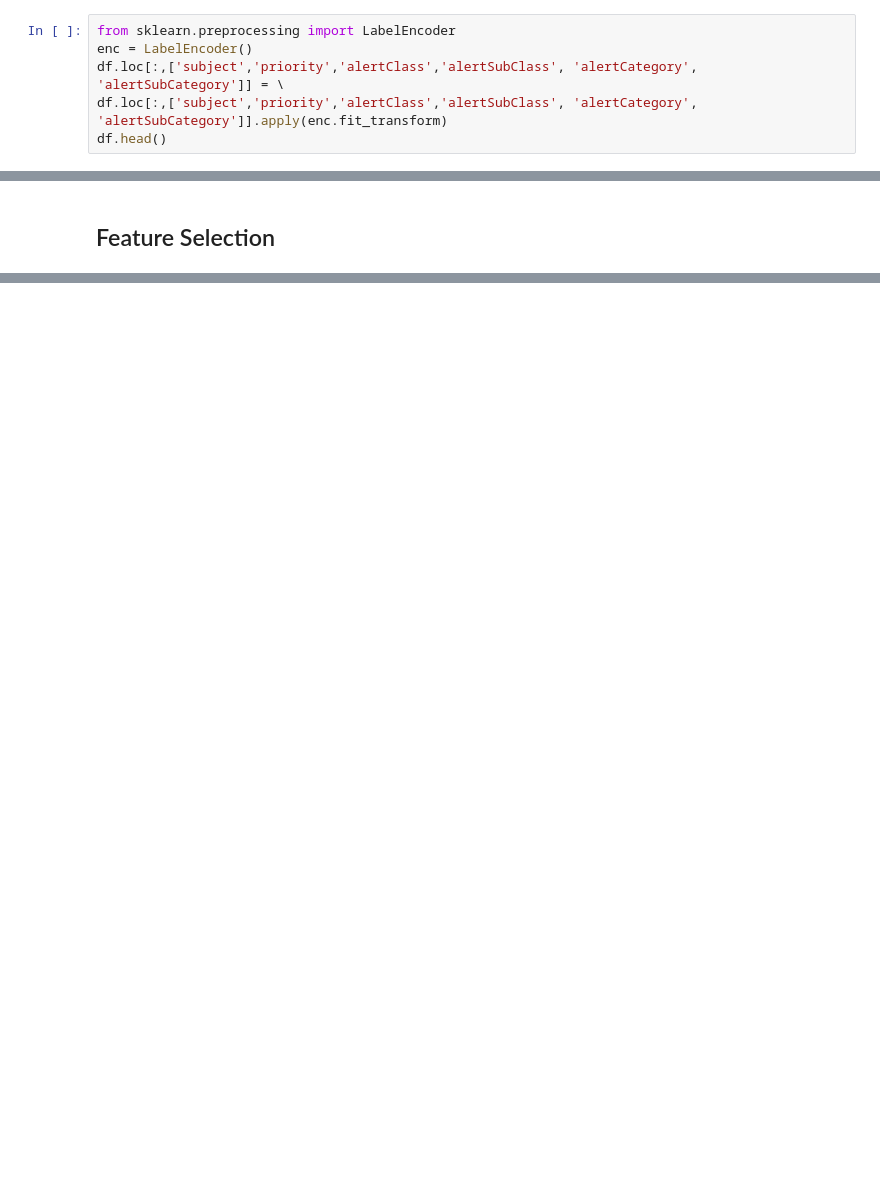
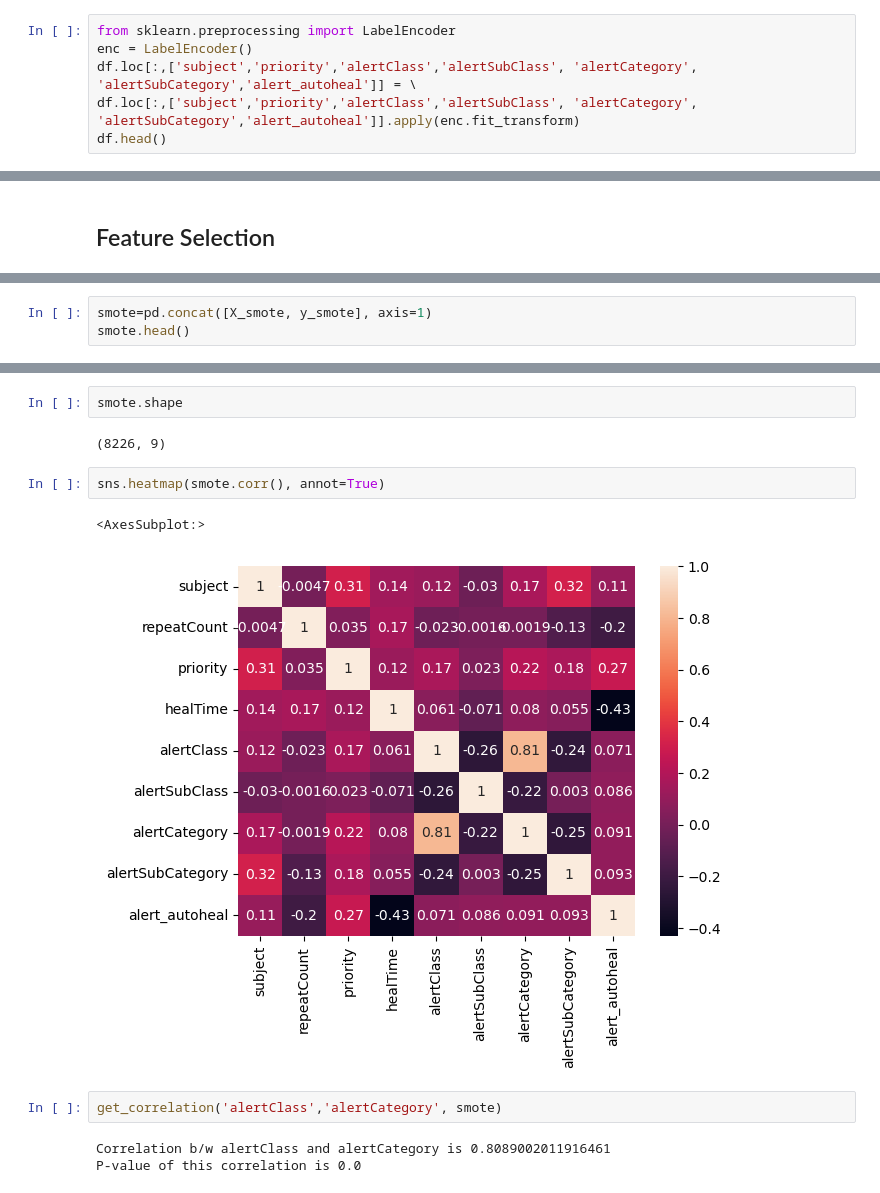
Before and after one commit to sangramdhurve/Device-Heal-Time-Project, a Jupyter notebook: HealTime.ipynb, the cells around one changed output, grey strips where cells are left out. Cells and saved outputs as stored; diff of their text form; blank space fills up the shorter version.

```diff
--- a/HealTime.ipynb
+++ b/HealTime.ipynb
@@ -243,8 +243,8 @@ df.shape
 # %%
 from sklearn.preprocessing import LabelEncoder
 enc = LabelEncoder()
-df.loc[:,['subject','priority','alertClass','alertSubClass', 'alertCategory', 'alertSubCategory']] = \
-df.loc[:,['subject','priority','alertClass','alertSubClass', 'alertCategory', 'alertSubCategory']].apply(enc.fit_transform)
+df.loc[:,['subject','priority','alertClass','alertSubClass', 'alertCategory', 'alertSubCategory','alert_autoheal']] = \
+df.loc[:,['subject','priority','alertClass','alertSubClass', 'alertCategory', 'alertSubCategory','alert_autoheal']].apply(enc.fit_transform)
 df.head()
 # %% [output]
 |  | subject | currentState | repeatCount | priority | healTime | alertClass | alertSubClass | alertCategory | ... |
@@ -612,0 +676,3 @@ get_correlation('healTime','alertCategory', X_smote)
+# %%
+smote=pd.concat([X_smote, y_smote], axis=1)
+smote.head()
@@ -612,0 +686,14 @@ get_correlation('healTime','alertCategory', X_smote)
+# %%
+smote.shape
+# %% [output]
+(8226, 9)
+# %%
+sns.heatmap(smote.corr(), annot=True)
+# %% [output]
+<AxesSubplot:>
+[figure, added]
+# %%
+get_correlation('alertClass','alertCategory', smote)
+# %% [output]
+Correlation b/w alertClass and alertCategory is 0.8089002011916461
+P-value of this correlation is 0.0
```
Also changed, not shown: parts of 130 cells of this notebook.
